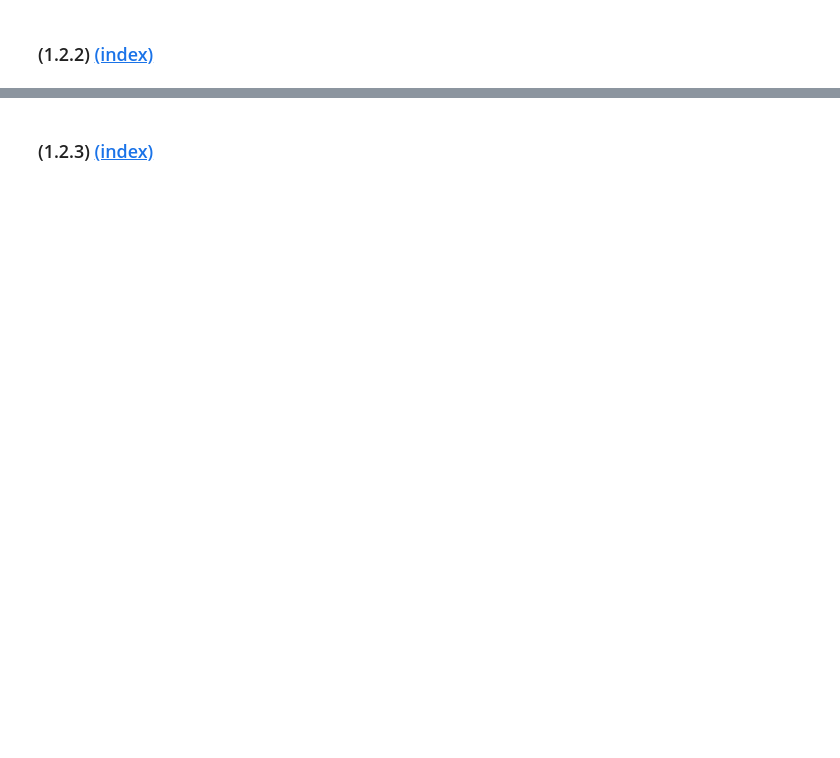
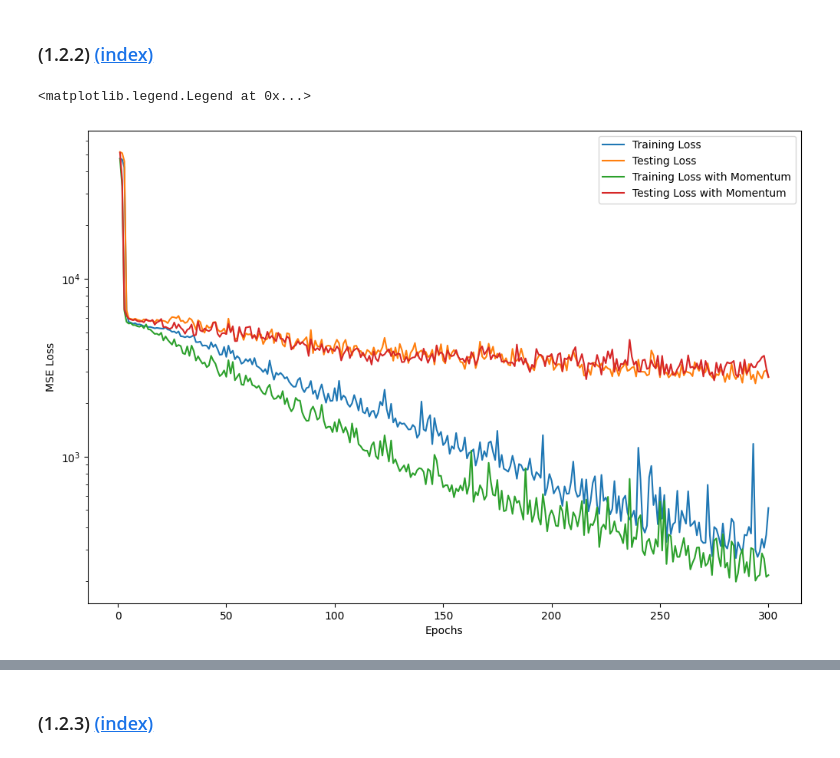
Before and after one commit to callieham/Year-3, a Jupyter notebook: Data Science/02045099_Coursework1.ipynb, the cells around one changed output, grey strips where cells are left out. Cells and saved outputs as stored; diff of their text form; code cells hidden in the pictures; blank space fills up the shorter version.

```diff
--- a/Data Science/02045099_Coursework1.ipynb
+++ b/Data Science/02045099_Coursework1.ipynb
@@ -1132,3 +1182,30 @@ def mlp_results(mlp, X_test, y_test):
 <a name="task-122"></a>
 
 ### (1.2.2) [(index)](#index-task-122)
+# %%
+mlp_momentum = MLP(seed=1)
+mlp_momentum.add_layer(12, 50)
+mlp_momentum.add_layer(50, 50, "activation")
+mlp_momentum.add_layer(50, 50, "activation")
+mlp_momentum.add_layer(50, 1, "activation")
+
+n_epochs = 300
+mlp_momentum, losses_train_momentum, losses_test_momentum = sgd(X_train_std, y_train.to_numpy(), X_test_std, y_test.to_numpy(),
+                                                                mlp_momentum, learning_rate = 5e-5,
+                                                                n_epochs=n_epochs,
+                                                                minibatchsize=8,
+                                                                momentum=0.4)
+# %%
+fig, ax = plt.subplots(figsize = (12, 8))
+
+ax.plot(np.arange(1, n_epochs+1), losses_train, label='Training Loss')
+ax.plot(np.arange(1, n_epochs+1), losses_test, label='Testing Loss')
+ax.plot(np.arange(1, n_epochs+1), losses_train_momentum, label='Training Loss with Momentum')
+ax.plot(np.arange(1, n_epochs+1), losses_test_momentum, label='Testing Loss with Momentum')
+ax.set_xlabel('Epochs')
+ax.set_ylabel('MSE Loss')
+ax.set(yscale = "log")
+ax.legend()
+# %% [output]
+<matplotlib.legend.Legend at 0x...>
+[figure, added]
```
Also changed, not shown: parts of 59 cells of this notebook, 2 other files.
